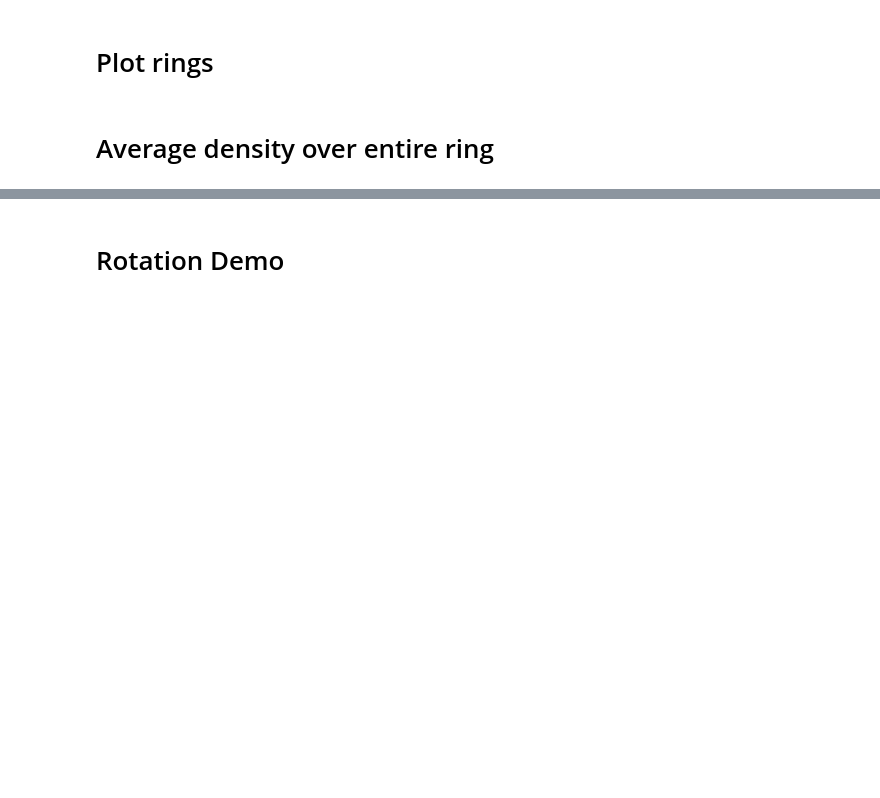
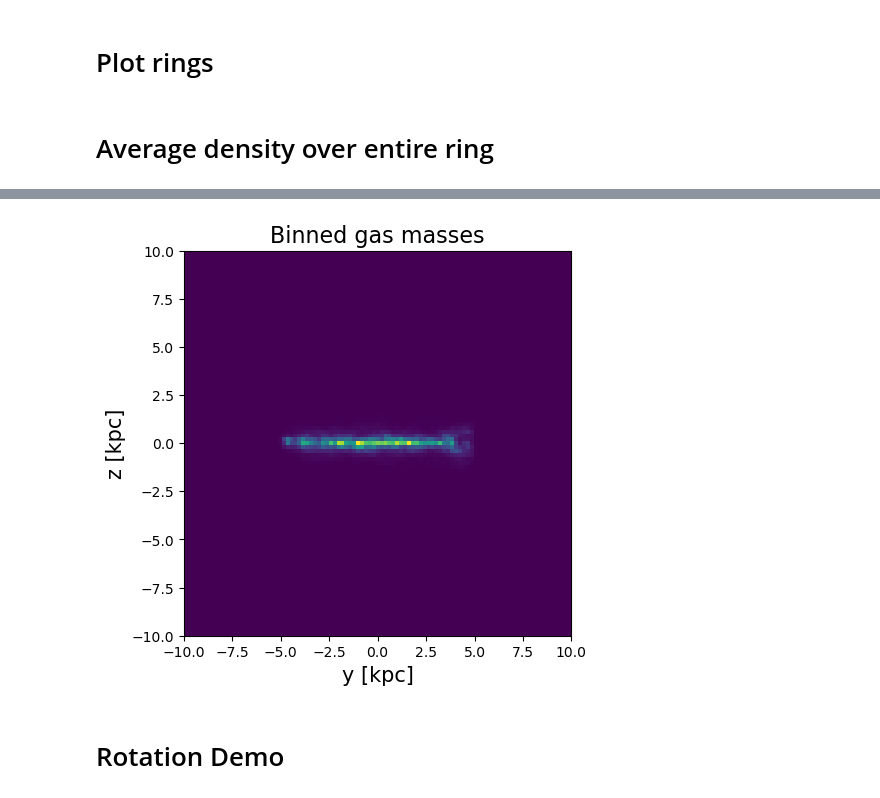
Before and after one commit to msekatchev/nugget-emissions, a Jupyter notebook: processing/generate-FIRE-cubes-Copy1.ipynb, the cells around one changed output, grey strips where cells are left out. Cells and saved outputs as stored; diff of their text form; code cells hidden in the pictures; blank space fills up the shorter version.

```diff
--- a/processing/generate-FIRE-cubes-Copy1.ipynb
+++ b/processing/generate-FIRE-cubes-Copy1.ipynb
@@ -181,3 +283,7 @@ print(f'AQN Mass: \t\t 300g')
+# %%
+plot_gas_2()
+# %% [output]
+[figure, added]
 # %% [markdown]
 # Rotation Demo
 # %%
```
Also changed, not shown: parts of 19 cells of this notebook, 4 other files.
